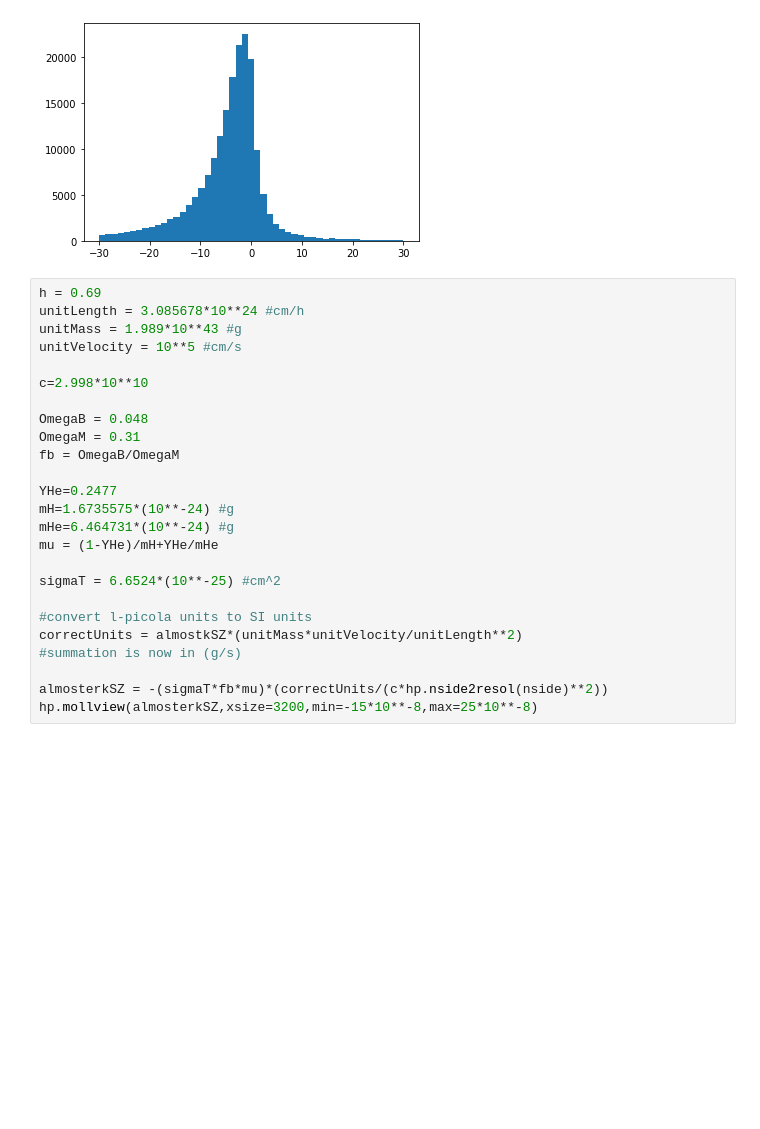
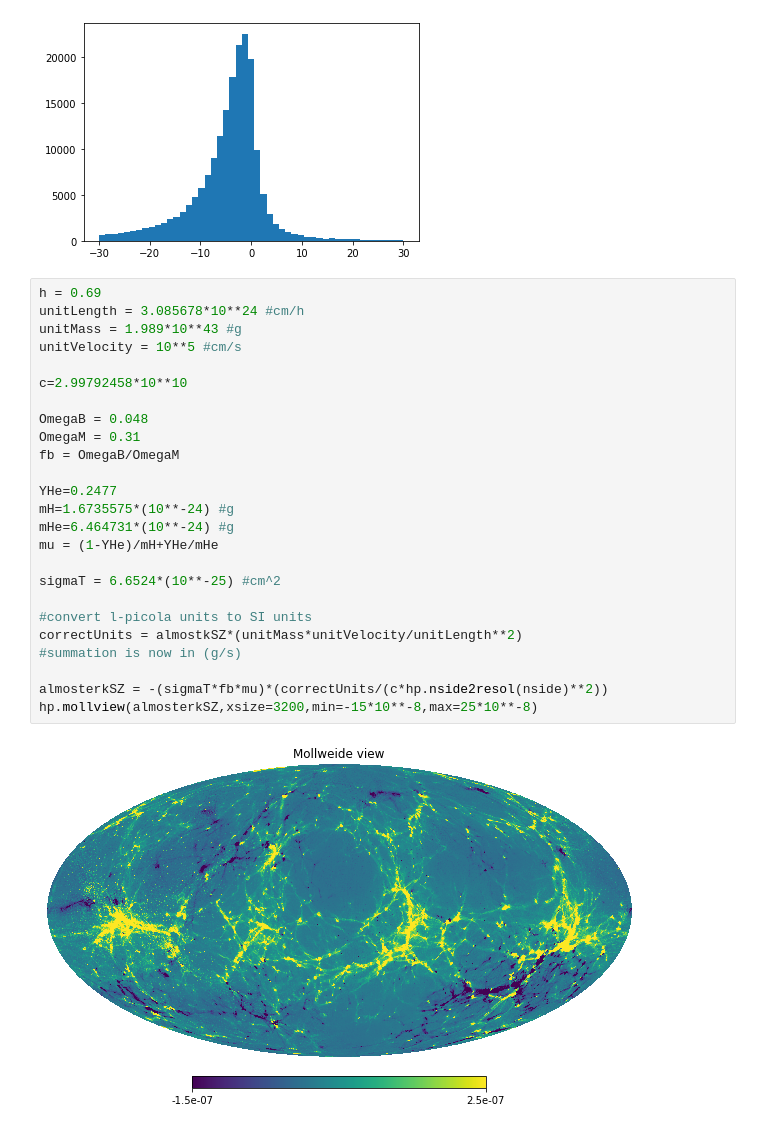
Before and after one commit to wurdahl/kSZfromPC, a Jupyter notebook: Processing-Joblib.ipynb, the cells around one changed output. Drawn from its saved outputs; the diff is of its cells as text; blank space fills up the shorter version.

```diff
--- a/Processing-Joblib.ipynb
+++ b/Processing-Joblib.ipynb
@@ -160,27 +160,29 @@ plt.hist(almostkSZ,bins=np.linspace(-30,30));
 # %%
 h = 0.69
 unitLength = 3.085678*10**24 #cm/h
 unitMass = 1.989*10**43 #g
 unitVelocity = 10**5 #cm/s
 
-c=2.998*10**10
+c=2.99792458*10**10
 
 OmegaB = 0.048
 OmegaM = 0.31
 fb = OmegaB/OmegaM
 
 YHe=0.2477
 mH=1.6735575*(10**-24) #g
 mHe=6.464731*(10**-24) #g
 mu = (1-YHe)/mH+YHe/mHe
 
 sigmaT = 6.6524*(10**-25) #cm^2
 
 #convert l-picola units to SI units
 correctUnits = almostkSZ*(unitMass*unitVelocity/unitLength**2)
 #summation is now in (g/s)
 
 almosterkSZ = -(sigmaT*fb*mu)*(correctUnits/(c*hp.nside2resol(nside)**2))
 hp.mollview(almosterkSZ,xsize=3200,min=-15*10**-8,max=25*10**-8)
+# %% [output]
+[figure, added]
 # %%
 plt.hist(almosterkSZ,bins=np.linspace(-15*10**-8,25*10**-8));
```
Also changed, not shown: parts of 1 cell of this notebook.
